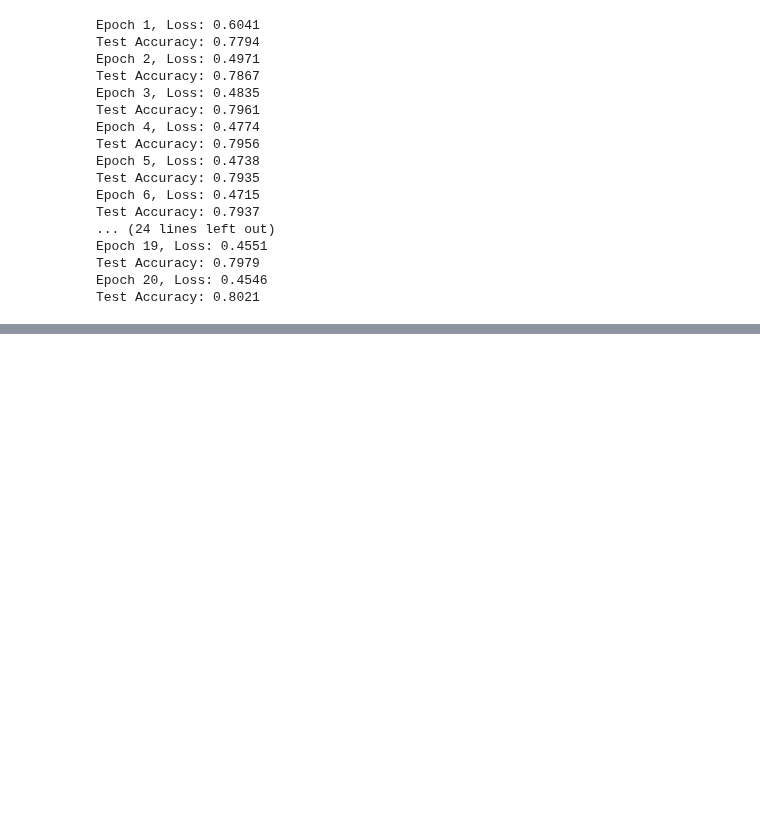
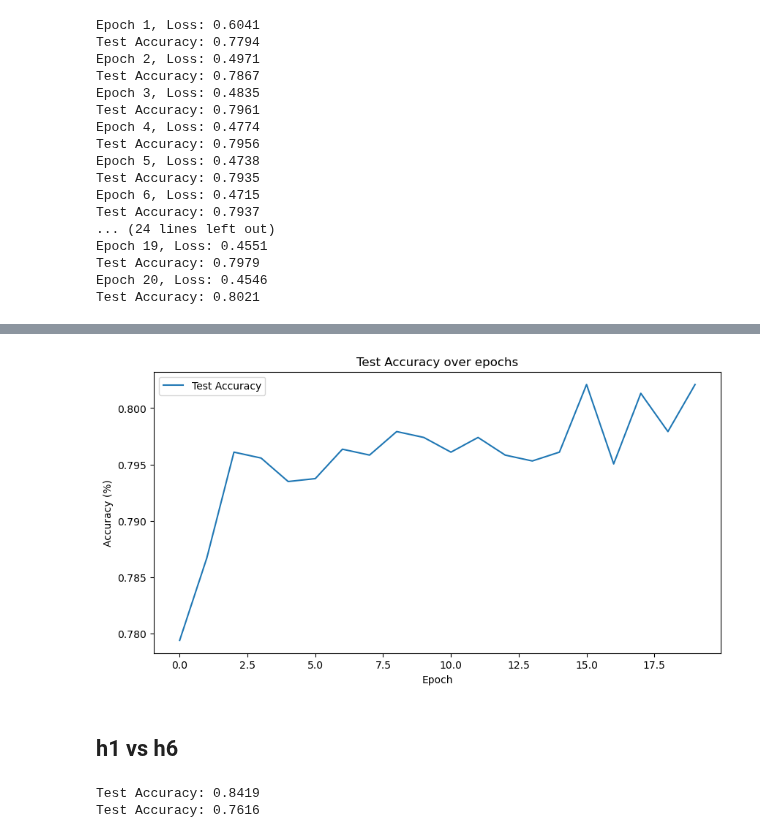
Before and after one commit to althealuo/Horizon, a Jupyter notebook: Horizon_MLP_torch.ipynb, the cells around one changed output, grey strips where cells are left out. Drawn from its saved outputs; the diff is of its cells as text; code cells hidden in the pictures; blank space fills up the shorter version.

```diff
--- a/Horizon_MLP_torch.ipynb
+++ b/Horizon_MLP_torch.ipynb
@@ -199,0 +218,19 @@ plt.show()
+# %%
+# plot testing accuracy
+plt.figure(figsize=(10, 5))
+plt.plot(range(epochs), acc_prog, label='Test Accuracy')
+plt.xlabel('Epoch')
+plt.ylabel('Accuracy (%)')
+plt.title('Test Accuracy over epochs')
+plt.legend()
+plt.show()
+# %% [output]
+[figure, added]
+# %% [markdown]
+## h1 vs h6
+# %%
+acc_h1 = test(model, test_loader_h1, device)
+acc_h6 = test(model, test_loader_h6, device)
+# %% [output]
+Test Accuracy: 0.8419
+Test Accuracy: 0.7616
```
Also changed, not shown: parts of 11 cells of this notebook.
